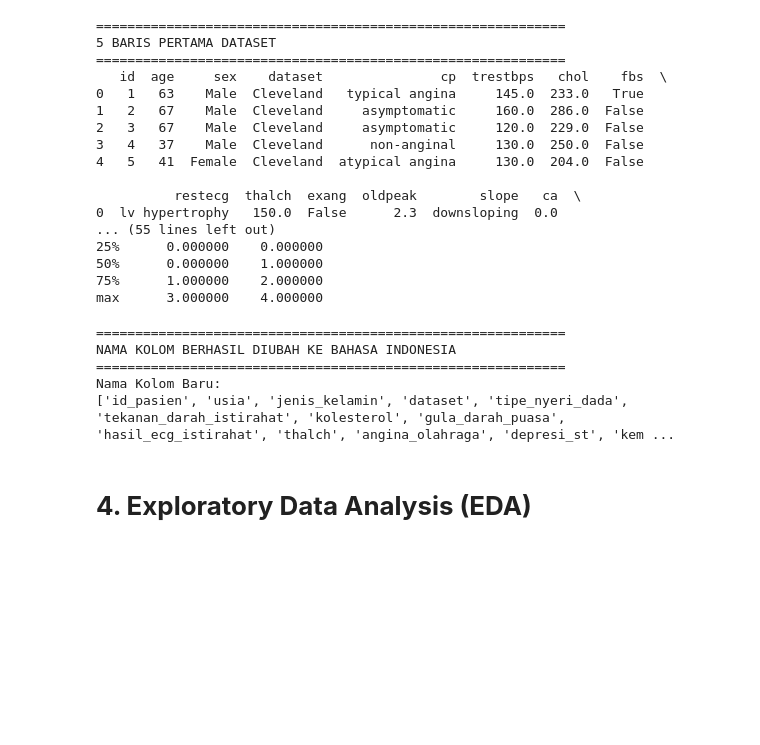
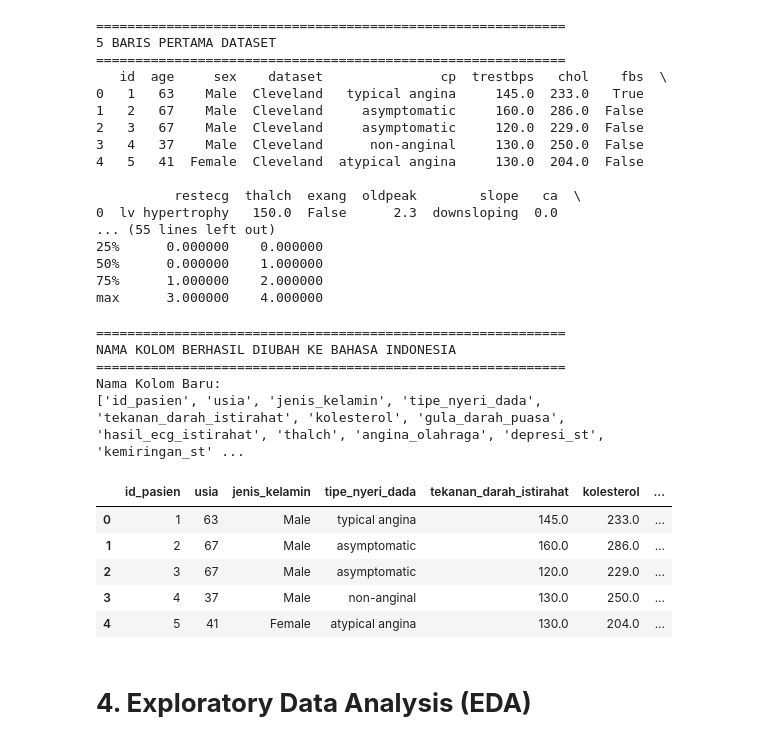
Before and after one commit to Saepulloh07/Eksperimen_SML_Saepulloh, a Jupyter notebook: preprocessing/Eksperimen_Saepulloh.ipynb, the cells around one changed output. Saved outputs shown, nothing was run; the diff lists cells and outputs as text; code cells hidden in the pictures; blank space fills up the shorter version.

```diff
--- a/preprocessing/Eksperimen_Saepulloh.ipynb
+++ b/preprocessing/Eksperimen_Saepulloh.ipynb
@@ -107,12 +107,14 @@ print(df.describe())
 50%      0.000000    1.000000
 75%      1.000000    2.000000
 max      3.000000    4.000000
+# %%
+# Hapus 1 kolom
+df = df.drop(columns=['dataset'])
 # %%
 # Dictionary pemetaan nama kolom
 kolom_indonesia = {
     'id': 'id_pasien',
     'age': 'usia',
-    'origin': 'asal_studi',
     'sex': 'jenis_kelamin',
     'cp': 'tipe_nyeri_dada',
     'trestbps': 'tekanan_darah_istirahat',
@@ -141,7 +143,16 @@ print(df.columns.tolist())
 NAMA KOLOM BERHASIL DIUBAH KE BAHASA INDONESIA
 ============================================================
 Nama Kolom Baru:
-['id_pasien', 'usia', 'jenis_kelamin', 'dataset', 'tipe_nyeri_dada', 'tekanan_darah_istirahat', 'kolesterol', 'gula_darah_puasa', 'hasil_ecg_istirahat', 'thalch', 'angina_olahraga', 'depresi_st', 'kem ...
+['id_pasien', 'usia', 'jenis_kelamin', 'tipe_nyeri_dada', 'tekanan_darah_istirahat', 'kolesterol', 'gula_darah_puasa', 'hasil_ecg_istirahat', 'thalch', 'angina_olahraga', 'depresi_st', 'kemiringan_st' ...
+# %%
+df.head()
+# %% [output]
+|  | id_pasien | usia | jenis_kelamin | tipe_nyeri_dada | tekanan_darah_istirahat | kolesterol | ... |
+| 0 | 1 | 63 | Male | typical angina | 145.0 | 233.0 | ... |
+| 1 | 2 | 67 | Male | asymptomatic | 160.0 | 286.0 | ... |
+| 2 | 3 | 67 | Male | asymptomatic | 120.0 | 229.0 | ... |
+| 3 | 4 | 37 | Male | non-anginal | 130.0 | 250.0 | ... |
+| 4 | 5 | 41 | Female | atypical angina | 130.0 | 204.0 | ... |
 # %% [markdown]
 # **4. Exploratory Data Analysis (EDA)**
 # %%
```
Also changed, not shown: parts of 2 cells of this notebook, 29 other files.
